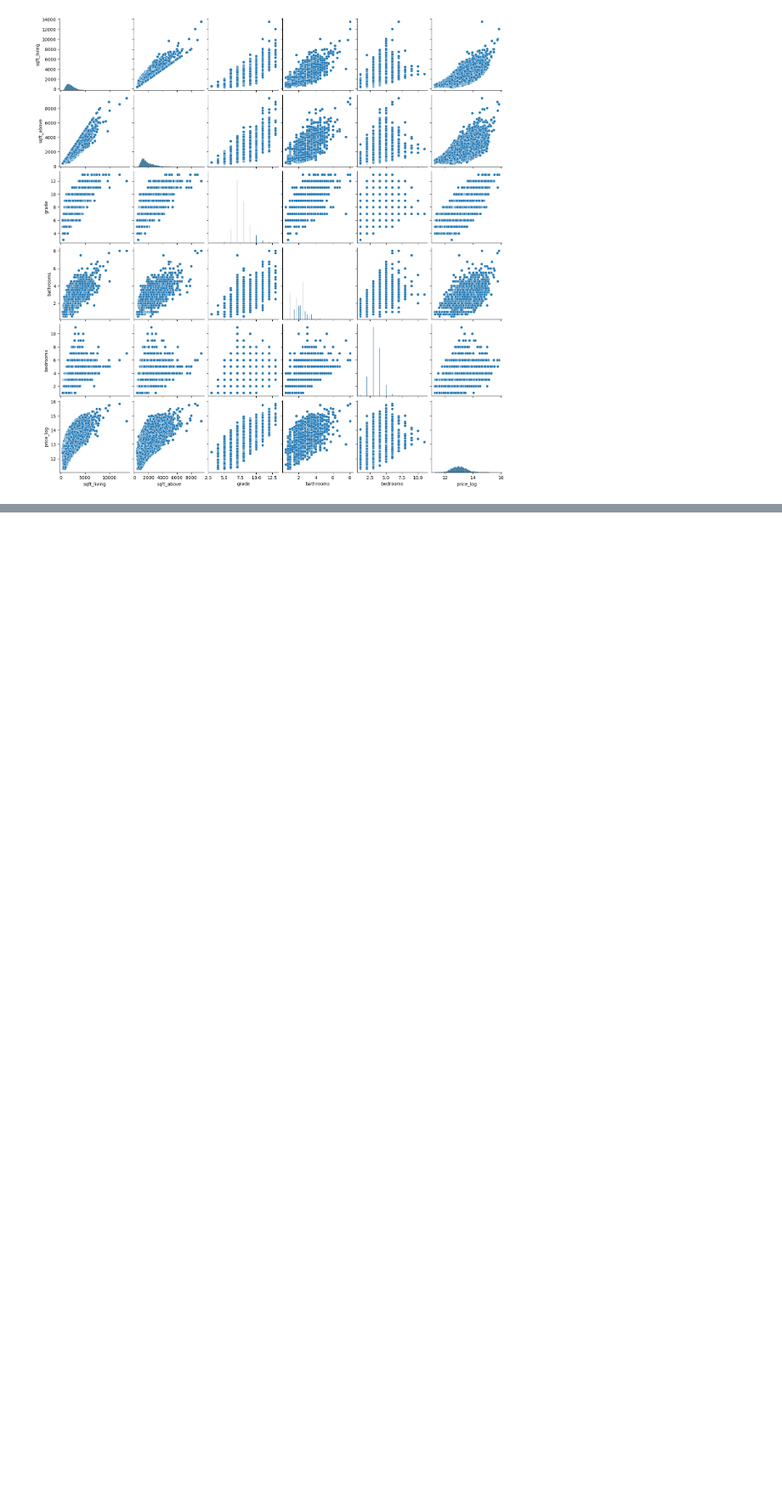
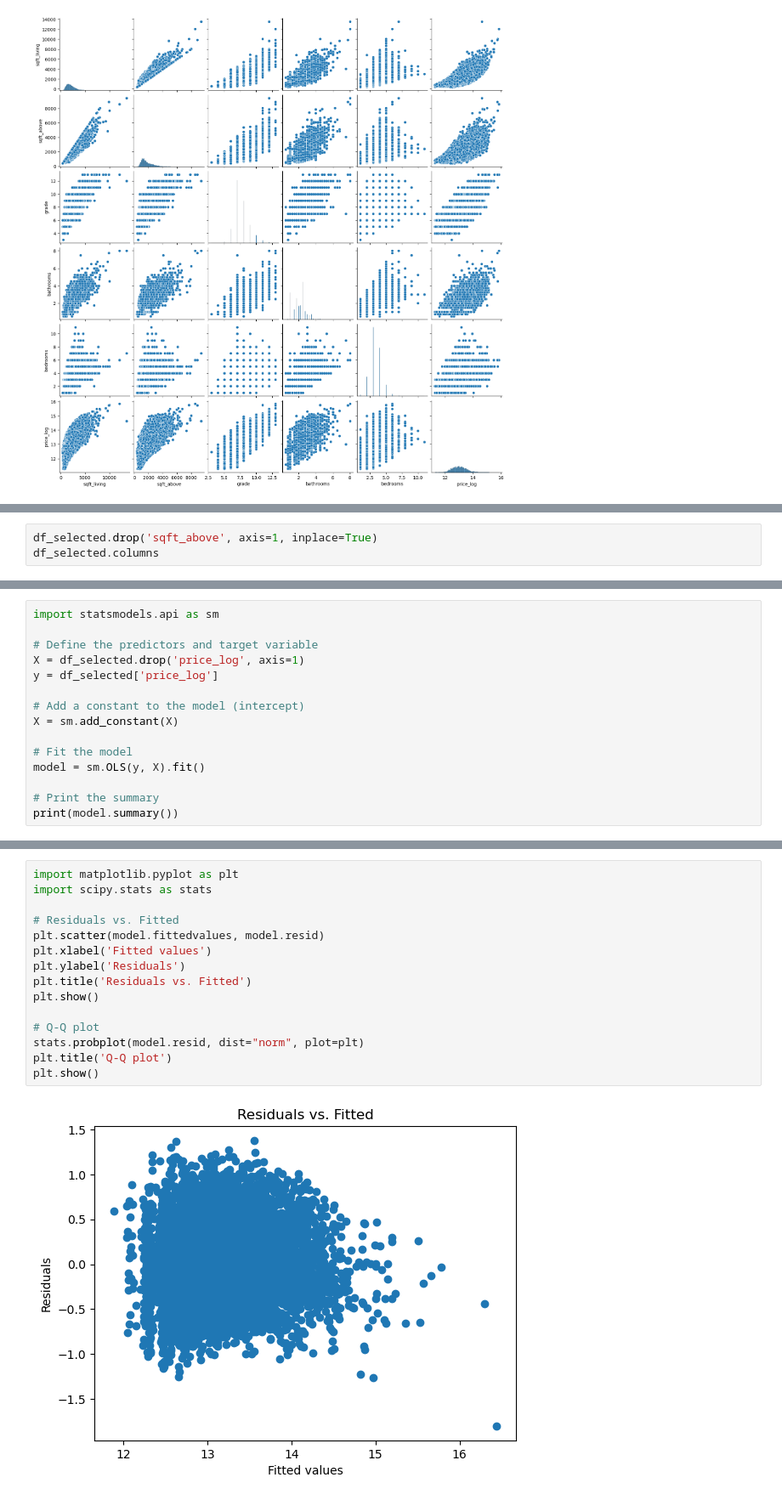
Before and after one commit to Bennie-Kibet/Phase-2-project, a Jupyter notebook: Work/Victor2.ipynb, the cells around one changed output, grey strips where cells are left out. Shown at 85% size. Drawn from its saved outputs; the diff is of its cells as text; blank space fills up the shorter version.

```diff
--- a/Work/Victor2.ipynb
+++ b/Work/Victor2.ipynb
@@ -611,0 +645,3 @@ sns.pairplot(data=df_selected)
+# %%
+df_selected.drop('sqft_above', axis=1, inplace=True)
+df_selected.columns
@@ -611,0 +696,15 @@ sns.pairplot(data=df_selected)
+# %%
+import statsmodels.api as sm
+
+# Define the predictors and target variable
+X = df_selected.drop('price_log', axis=1)
+y = df_selected['price_log']
+
+# Add a constant to the model (intercept)
+X = sm.add_constant(X)
+
+# Fit the model
+model = sm.OLS(y, X).fit()
+
+# Print the summary
+print(model.summary())
@@ -611,0 +729,17 @@ sns.pairplot(data=df_selected)
+# %%
+import matplotlib.pyplot as plt
+import scipy.stats as stats
+
+# Residuals vs. Fitted
+plt.scatter(model.fittedvalues, model.resid)
+plt.xlabel('Fitted values')
+plt.ylabel('Residuals')
+plt.title('Residuals vs. Fitted')
+plt.show()
+
+# Q-Q plot
+stats.probplot(model.resid, dist="norm", plot=plt)
+plt.title('Q-Q plot')
+plt.show()
+# %% [output]
+[figure, added]
```
Also changed, not shown: parts of 10 cells of this notebook.
